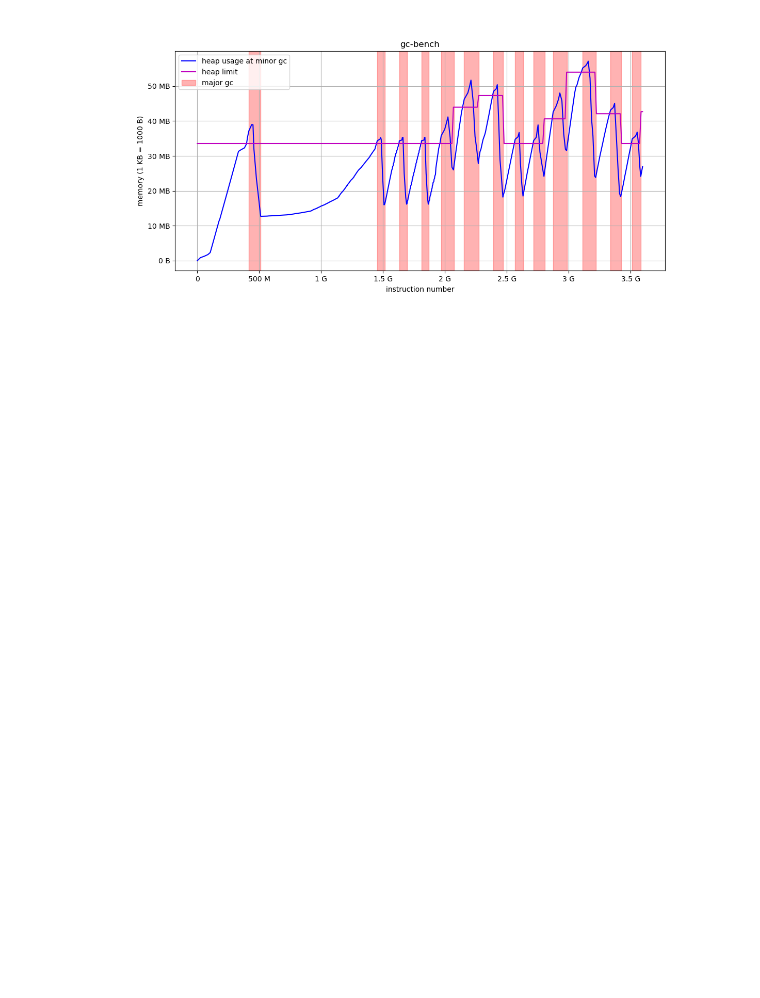
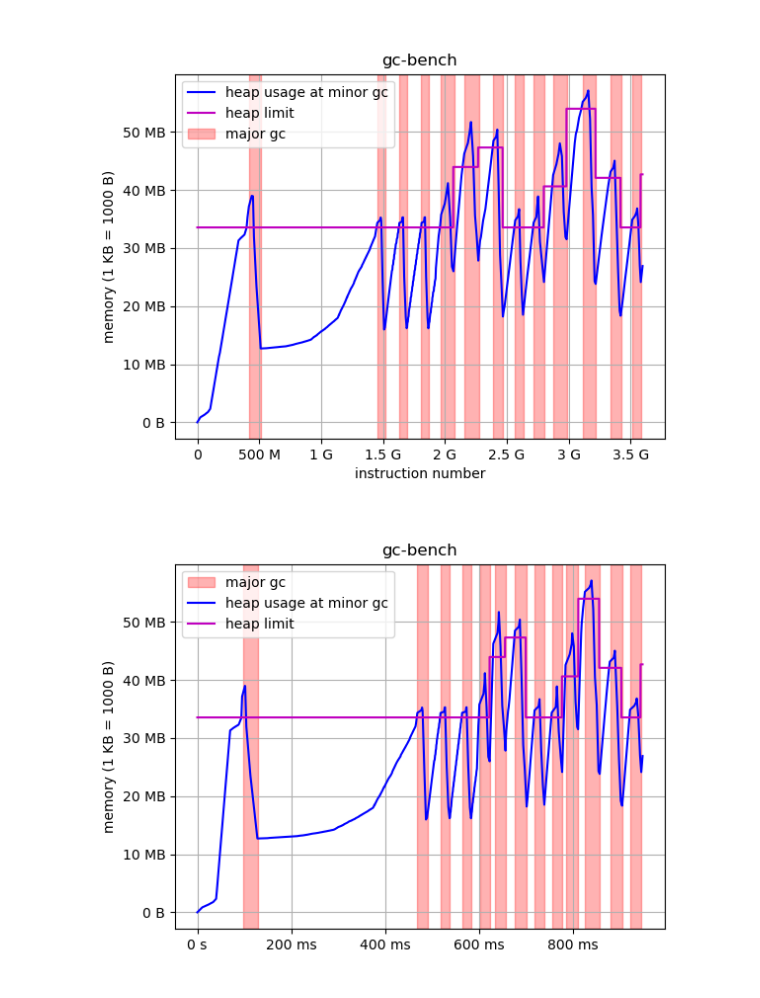
Before and after one commit to enisik/Bachelorarbeit-Skripte, a Jupyter notebook: plots.ipynb, the cells around one changed output. Drawn from its saved outputs; the diff is of its cells as text; code cells hidden in the pictures; blank space fills up the shorter version.

Commit message:
refactored plot functions

```diff
--- a/plots.ipynb
+++ b/plots.ipynb
@@ -54,53 +7,13 @@ def plot_gc_hex(events, title="benchmark", fignum=0):
-# %%
-def plot_gc(events, title = "benchmark", fignum=0):
-    gc_events = [event for event in events if event["task"] == "gc-minor" or "gc-collect" in event["task"]]
-    time_last_minor  = [event.get("time-last-minor-gc") for event in gc_events]
-    memory_used = [event.get("total-memory-used") for event in gc_events]
-    acc = 0
-    time = [0]
-    for time_dist in time_last_minor[1:]:
-        if time_dist is not None:
-            acc += time_dist
-            time.append(acc)
-        else:
-            time.append(None)
-    time_begin_major_gc = []
-    time_end_major_gc = []
-    for i in range(len(gc_events)):
-        if time[i] is None:
-            time[i] = time[i-1] + gc_events[i-1]["time-taken"]
-            if gc_events[i]["task"] == "gc-collect-step":
-                if "FINALIZING" in gc_events[i]["text"]:
-                    time_end_major_gc.append(time[i+1])
-                elif "SCANNING" in gc_events[i]["text"]:
-                    time_begin_major_gc.append(time[i])
-        if memory_used[i] is None:
-            memory_used[i] = memory_used[i-1]
-    print(time_begin_major_gc)
-    print(time_end_major_gc)
-    plt.figure(fignum)
-    plt.clf()
-    for i in range(len(time_begin_major_gc)-1):
-        plt.axvspan(time_begin_major_gc[i], time_end_major_gc[i], alpha=0.3, color='red')
-    plt.axvspan(time_begin_major_gc[-1], time_end_major_gc[-1], alpha=0.3, color='red', label="major gc")
-    plt.plot(time,memory_used, 'b-', label="heap usage at minor gc")
-    plt.grid()
-    ax = plt.gca()
-    ax.yaxis.set_major_formatter(EngFormatter("B"))
-    ax.xaxis.set_major_formatter(EngFormatter("s"))
-    plt.ylabel("memory (1 KB = 1000 B)")
-    plt.title(title)
-    plt.legend()
-    plt.show()
 # %%
 gcbench_events = get_events_from("logs/gcbench")
 #minor = [event for event in gcbench_events if event["task"] == "gc-minor"]
 #major = [event for event in events if event["task"] == "gc-collect-step"]
 #both = [event for event in events if event["task"] == "gc-minor" or event["task"] == "gc-collect-step"]
-#plot_gc_time(gcbench_events)
-plot_gc_hex(gcbench_events, "gc-bench", 1)
+plot_gc_hex(gcbench_events, "gc-bench", 0)
+plot_gc(gcbench_events, "gc-bench", 1)
 # %% [output]
-[figure, old version]
+[figure, new version]
+[figure, added]
 # %%
 gctranslate_events = get_events_from("logs/gctranslate")
 minor = [event for event in gctranslate_events if event["task"] == "gc-minor"]
```
Also changed, not shown: parts of 3 cells of this notebook, 1 other file.
